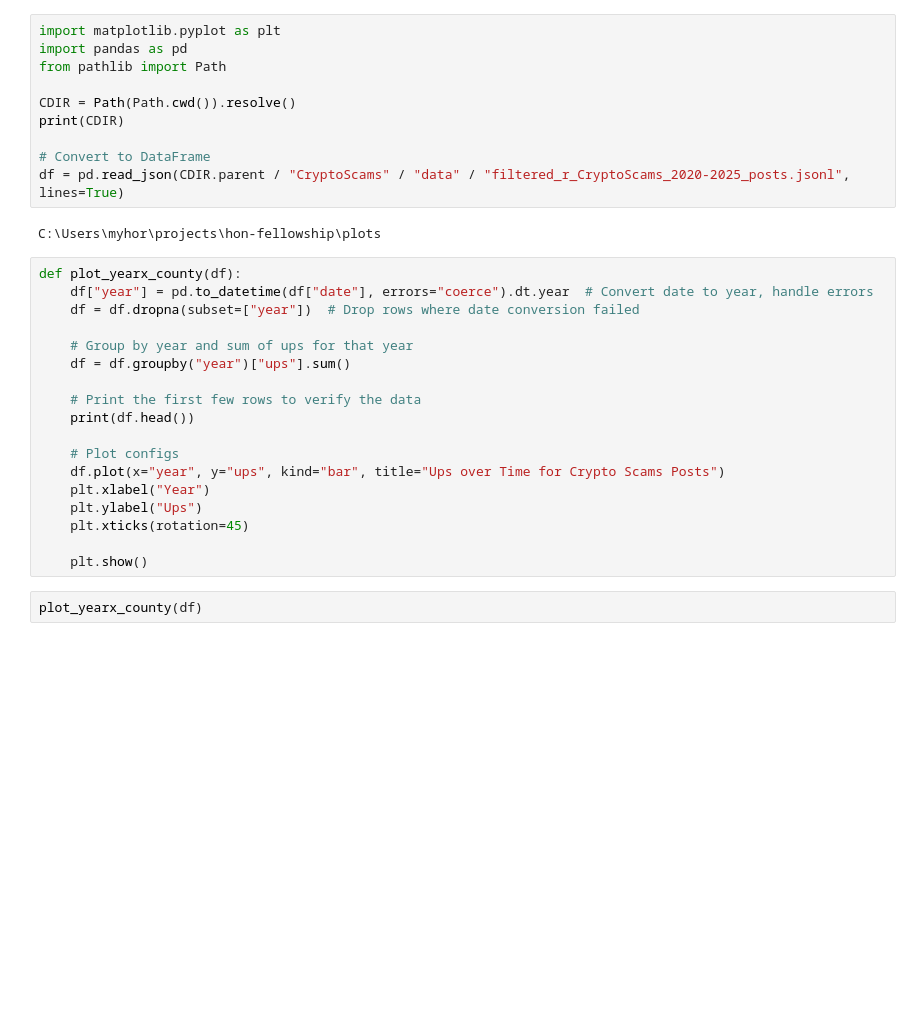
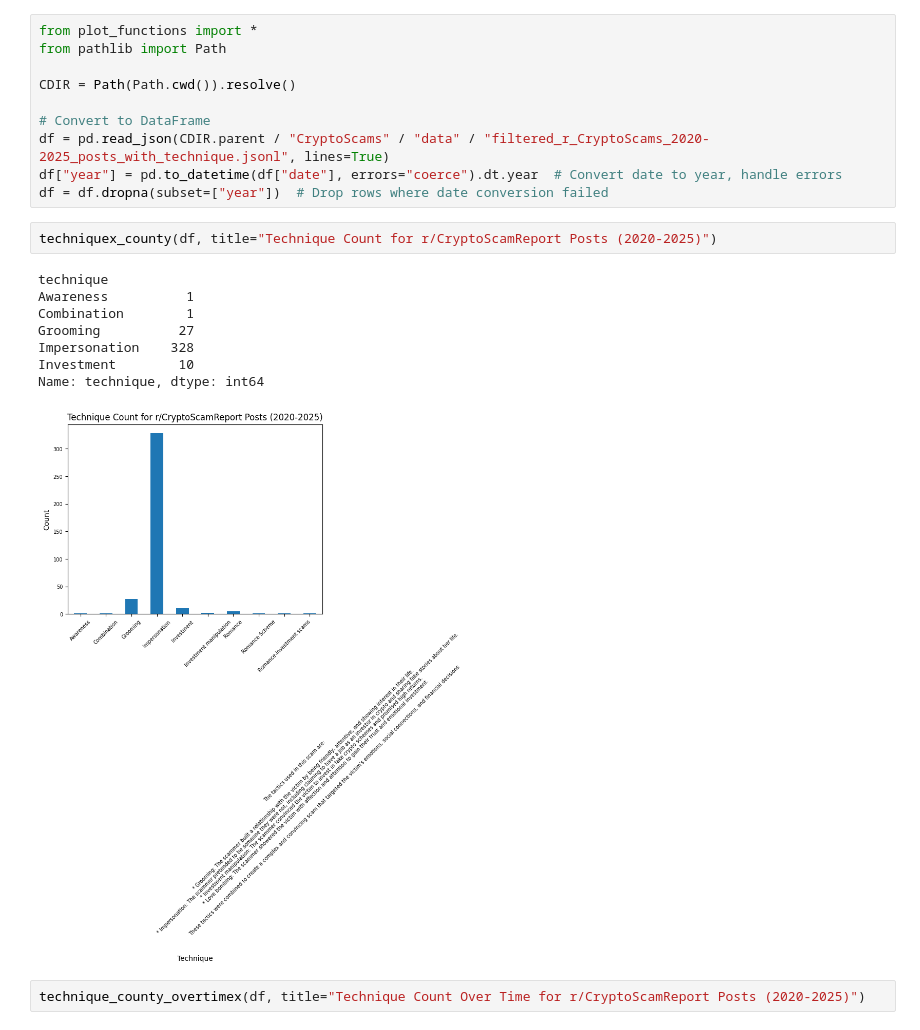
Before and after one commit to HoustonBoston/hon-fellowship, a Jupyter notebook: plots/plot_CryptoScams.ipynb, the cells around one changed output. Cells and saved outputs as stored; diff of their text form; blank space fills up the shorter version.

```diff
--- a/plots/plot_CryptoScams.ipynb
+++ b/plots/plot_CryptoScams.ipynb
@@ -1,32 +1,23 @@
 # %%
-import matplotlib.pyplot as plt
-import pandas as pd
+from plot_functions import *
 from pathlib import Path
 
 CDIR = Path(Path.cwd()).resolve()
-print(CDIR)
 
 # Convert to DataFrame
-df = pd.read_json(CDIR.parent / "CryptoScams" / "data" / "filtered_r_CryptoScams_2020-2025_posts.jsonl", lines=True)
+df = pd.read_json(CDIR.parent / "CryptoScams" / "data" / "filtered_r_CryptoScams_2020-2025_posts_with_technique.jsonl", lines=True)
+df["year"] = pd.to_datetime(df["date"], errors="coerce").dt.year  # Convert date to year, handle errors
+df = df.dropna(subset=["year"])  # Drop rows where date conversion failed
-# %% [output]
-C:\Users\myhor\projects\hon-fellowship\plots
 # %%
-def plot_yearx_county(df):
-    df["year"] = pd.to_datetime(df["date"], errors="coerce").dt.year  # Convert date to year, handle errors
-    df = df.dropna(subset=["year"])  # Drop rows where date conversion failed
-
-    # Group by year and sum of ups for that year
-    df = df.groupby("year")["ups"].sum()
-
-    # Print the first few rows to verify the data
-    print(df.head())
-
-    # Plot configs
-    df.plot(x="year", y="ups", kind="bar", title="Ups over Time for Crypto Scams Posts")
-    plt.xlabel("Year")
-    plt.ylabel("Ups")
-    plt.xticks(rotation=45)
-
-    plt.show()
+techniquex_county(df, title="Technique Count for r/CryptoScamReport Posts (2020-2025)")
+# %% [output]
+technique
+Awareness          1
+Combination        1
+Grooming          27
+Impersonation    328
+Investment        10
+Name: technique, dtype: int64
+[figure, added]
 # %%
-plot_yearx_county(df)
+technique_county_overtimex(df, title="Technique Count Over Time for r/CryptoScamReport Posts (2020-2025)")
```
Also changed, not shown: 4 other files.
